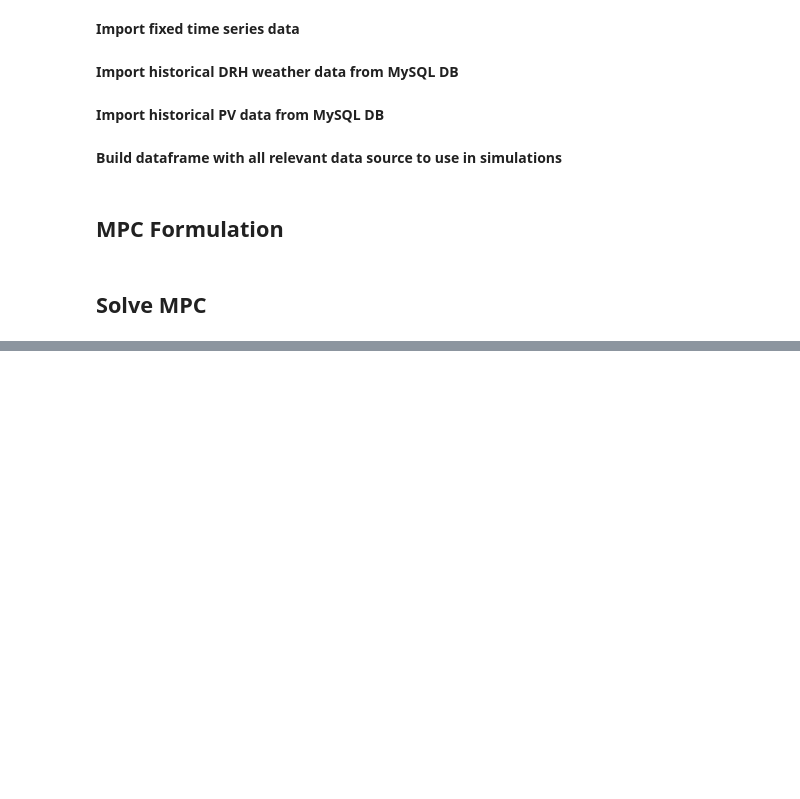
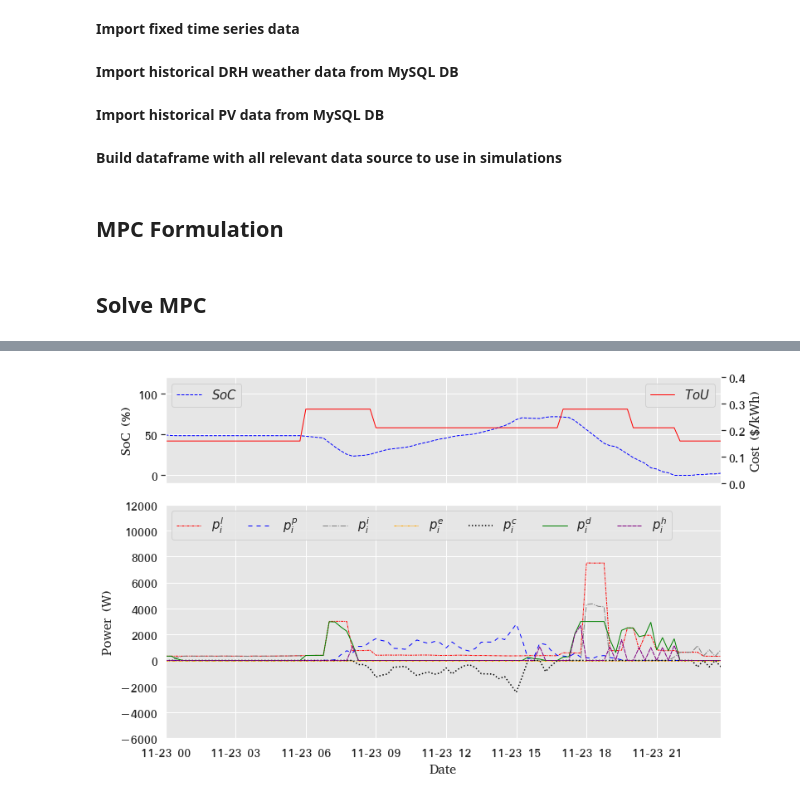
Before and after one commit to brendan-gridsight/ThesisGit, a Jupyter notebook: MPC Simulations/Economic MPC Rolling Window.ipynb, the cells around one changed output, grey strips where cells are left out. Drawn from its saved outputs; the diff is of its cells as text; code cells hidden in the pictures; blank space fills up the shorter version.

```diff
--- a/MPC Simulations/Economic MPC Rolling Window.ipynb
+++ b/MPC Simulations/Economic MPC Rolling Window.ipynb
@@ -284,7 +284,7 @@ class MPC():
 
     def set_point_bounds(self, m, t):
         #return (self.m.T_set[t]-0.5, self.m.T_set[t]+0.5)
-        return (18, 26)
+        return (21, 27)
 
 
     #------------------------Electrical----------------------#
@@ -324,6 +324,22 @@ class MPC():
 
     #Combined Objective function - linear p_ch_g
 
+#     def objFunc(self, m):
+
+#         return sum(self.m.mode_0[t]*((self.m.p_im[t]*(self.m.dt)*self.m.tou[t])
+#                    + (self.m.p_ex[t]*(self.m.dt)*self.m.fit[t])
+#                    + (-self.m.p_ch_p[t]*(self.m.dt)*self.m.batt_cost[t])
+#                    + (self.m.p_dis[t]*(self.m.dt)*self.m.batt_cost[t])
+#                    + (-(self.m.p_ch_g[t])*(self.m.dt)*(self.m.ch_cost[t])))
+#                    + (self.m.T_set_cost[t]*((self.m.T_i[t] - self.m.T_set[t])*(self.m.T_i[t] - self.m.T_set[t])))
+#                    + 0.25*(self.m.p_hvac[t]*(self.m.dt))
+#                    for t in self.m.t)
+
+
+
+
+
+
     def objFunc(self, m):
 
         return sum(self.m.mode_0[t]*((self.m.p_im[t]*(self.m.dt)*self.m.tou[t])
@@ -331,23 +347,7 @@ class MPC():
                    + (-self.m.p_ch_p[t]*(self.m.dt)*self.m.batt_cost[t])
                    + (self.m.p_dis[t]*(self.m.dt)*self.m.batt_cost[t])
                    + (-(self.m.p_ch_g[t])*(self.m.dt)*(self.m.ch_cost[t])))
-                   + (self.m.T_set_cost[t]*((self.m.T_i[t] - self.m.T_set[t])*(self.m.T_i[t] - self.m.T_set[t])))
-                   + 0.25*(self.m.p_hvac[t]*(self.m.dt))
                    for t in self.m.t)
-
-
-
-
-
-
-#     def objFunc(self, m):
-
-#         return sum(self.m.mode_0[t]*((self.m.p_im[t]*(self.m.dt)*self.m.tou[t])
-#                    + (self.m.p_ex[t]*(self.m.dt)*self.m.fit[t])
-#                    + (-self.m.p_ch_p[t]*(self.m.dt)*self.m.batt_cost[t])
-#                    + (self.m.p_dis[t]*(self.m.dt)*self.m.batt_cost[t])
-#                    + (-(self.m.p_ch_g[t])*(self.m.dt)*(self.m.ch_cost[t])))
-#                    for t in self.m.t)
 
 
 
@@ -524,7 +524,7 @@ for i, idx in enumerate(mpc_data.index):
 
     #print(mpc_results_first_step)
 
-    if(i==72):
+    if(i==96):
         break
 #     if(i==500):
 #         break
@@ -586,0 +599,4 @@ mpc_results.to_csv('T_SetCost_50-10_PhvacCost_025.csv')
+# %%
+plot_electrical3(mpc_results['2020-11-23'], sim='mbc')
+# %% [output]
+[figure, added]
```
Also changed, not shown: parts of 5 cells of this notebook, 20 other files.
